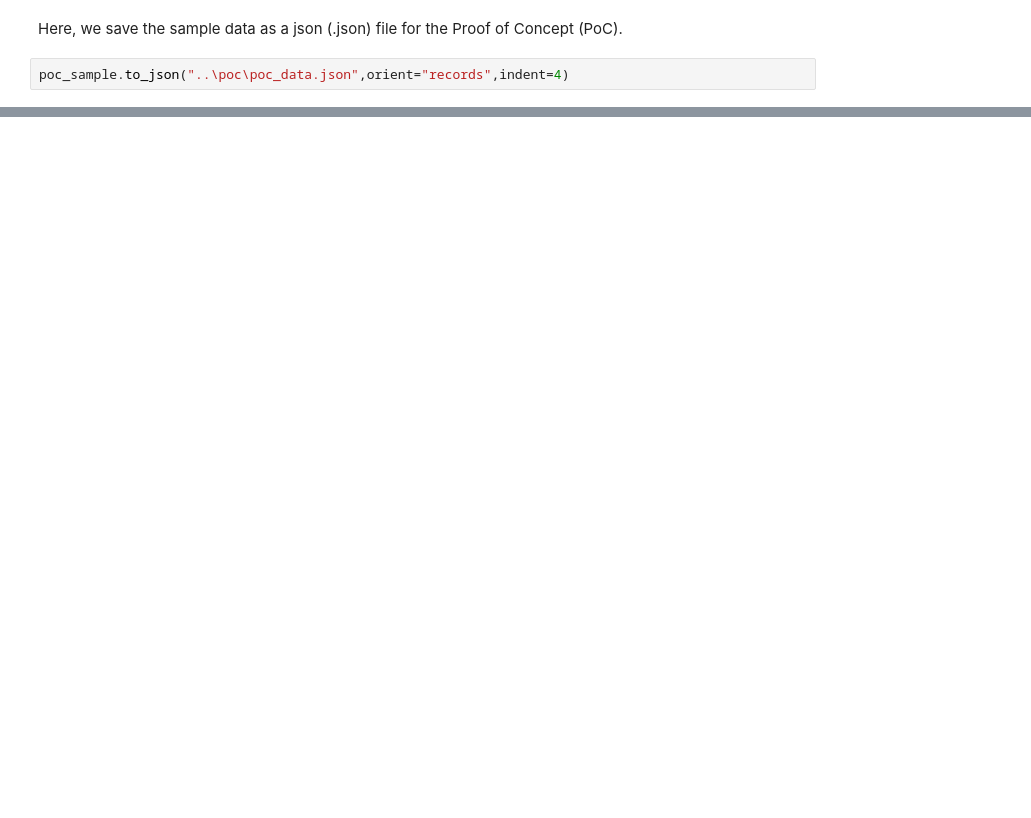
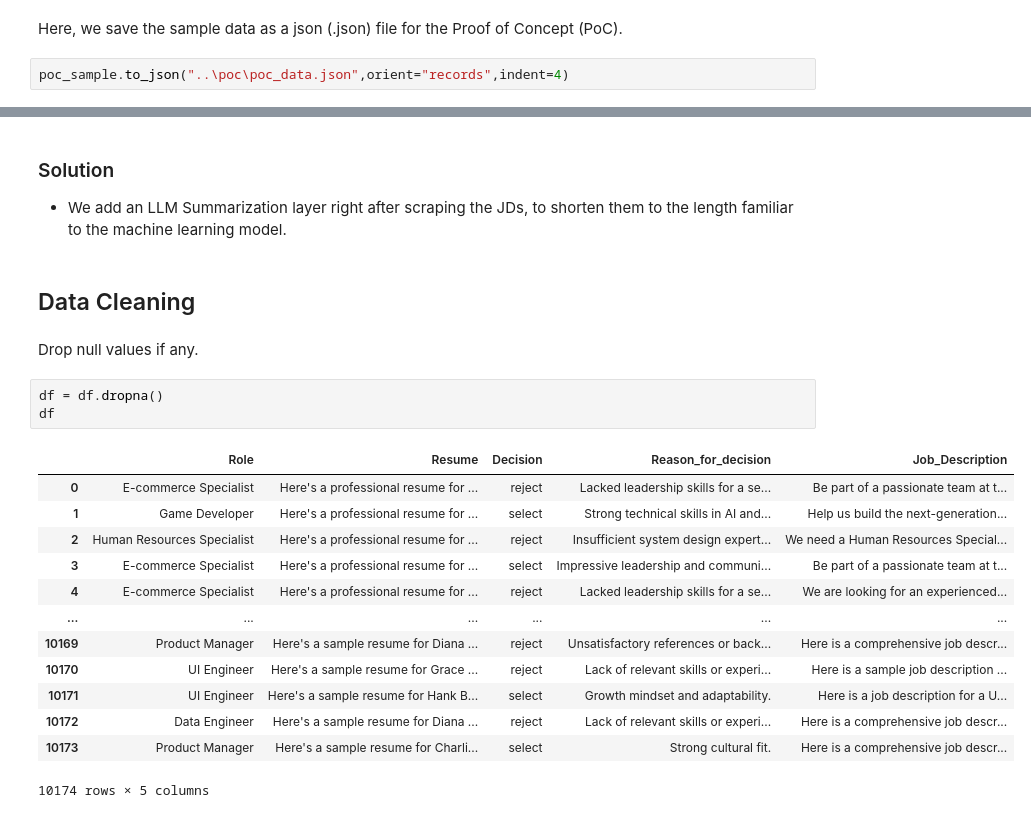
Before and after one commit to syahidhusein/Arbyte, a Jupyter notebook: src/preprocessing.ipynb, the cells around one changed output, grey strips where cells are left out. Saved outputs shown, nothing was run; the diff lists cells and outputs as text; blank space fills up the shorter version.

```diff
--- a/src/preprocessing.ipynb
+++ b/src/preprocessing.ipynb
@@ -100,0 +98,24 @@ poc_sample.to_json("..\poc\poc_data.json",orient="records",indent=4)
+# %% [markdown]
+### Solution
+- We add an LLM Summarization layer right after scraping the JDs, to shorten them to the length familiar to the machine learning model.
+# %% [markdown]
+## Data Cleaning
+# %% [markdown]
+Drop null values if any.
+# %%
+df = df.dropna()
+df
+# %% [output]
+|  | Role | Resume | Decision | Reason_for_decision | Job_Description |
+| 0 | E-commerce Specialist | Here's a professional resume for ... | reject | Lacked leadership skills for a se... | Be part of a passionate team at t... |
+| 1 | Game Developer | Here's a professional resume for ... | select | Strong technical skills in AI and... | Help us build the next-generation... |
+| 2 | Human Resources Specialist | Here's a professional resume for ... | reject | Insufficient system design expert... | We need a Human Resources Special... |
+| 3 | E-commerce Specialist | Here's a professional resume for ... | select | Impressive leadership and communi... | Be part of a passionate team at t... |
+| 4 | E-commerce Specialist | Here's a professional resume for ... | reject | Lacked leadership skills for a se... | We are looking for an experienced... |
+| ... | ... | ... | ... | ... | ... |
+| 10169 | Product Manager | Here's a sample resume for Diana ... | reject | Unsatisfactory references or back... | Here is a comprehensive job descr... |
+| 10170 | UI Engineer | Here's a sample resume for Grace ... | reject | Lack of relevant skills or experi... | Here is a sample job description ... |
+| 10171 | UI Engineer | Here's a sample resume for Hank B... | select | Growth mindset and adaptability. | Here is a job description for a U... |
+| 10172 | Data Engineer | Here's a sample resume for Diana ... | reject | Lack of relevant skills or experi... | Here is a comprehensive job descr... |
+| 10173 | Product Manager | Here's a sample resume for Charli... | select | Strong cultural fit. | Here is a comprehensive job descr... |
+10174 rows × 5 columns
```
Also changed, not shown: parts of 31 cells of this notebook.
